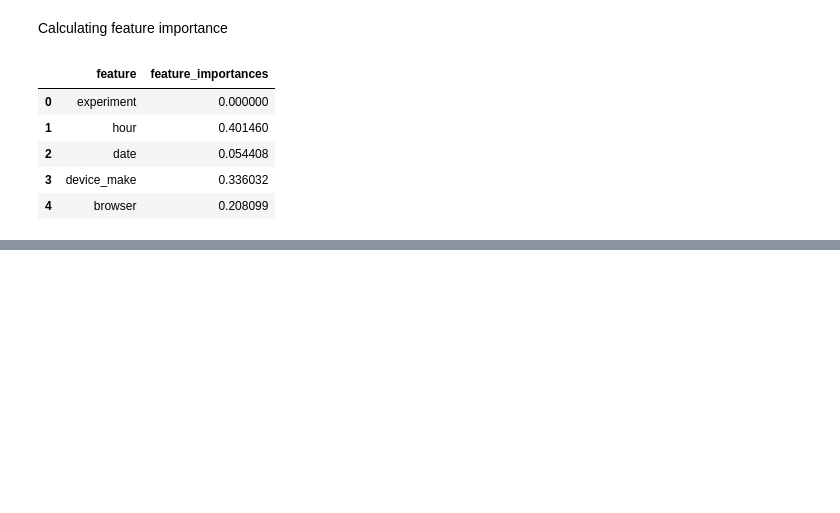
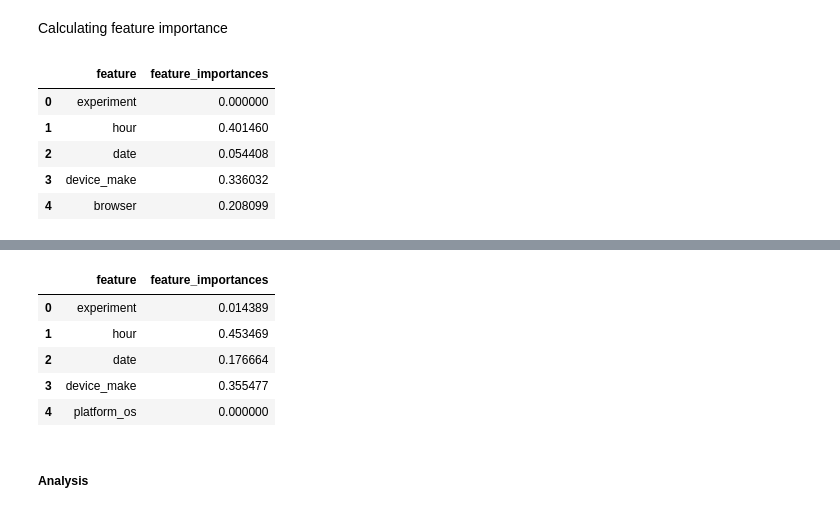
Before and after one commit to 10Academy-B6-W2/Smart-Ads-campaign-performance-analysis, a Jupyter notebook: notebooks/ML_AB_Testing.ipynb, the cells around one changed output, grey strips where cells are left out. Drawn from its saved outputs; the diff is of its cells as text; code cells hidden in the pictures; blank space fills up the shorter version.

Commit message:
train model using decision tree using platform_os dataframe

```diff
--- a/notebooks/ML_AB_Testing.ipynb
+++ b/notebooks/ML_AB_Testing.ipynb
@@ -390,0 +425,13 @@ decisionTreesModel.get_feature_importance()
+# %%
+feature_columns = ["experiment", "hour", "date", 'device_make', 'platform_os']
+
+X = platfrom_df[feature_columns]
+y = platfrom_df[['awareness']]
+
+test_size = 0.1
+
+X_train, X_test, y_train, y_test = train_test_split(X, y, test_size=test_size, random_state=42)
+# %%
+decisionTreesModel = DecisionTreesModel(X_train, X_test,  y_train, y_test)
+
+clf, acc_arr, loss_arr = decisionTreesModel.train_model(5)
@@ -390,0 +457,11 @@ decisionTreesModel.get_feature_importance()
+# %%
+decisionTreesModel.get_feature_importance()
+# %% [output]
+|  | feature | feature_importances |
+| 0 | experiment | 0.014389 |
+| 1 | hour | 0.453469 |
+| 2 | date | 0.176664 |
+| 3 | device_make | 0.355477 |
+| 4 | platform_os | 0.000000 |
+# %% [markdown]
+##### Analysis
```
Also changed, not shown: parts of 7 cells of this notebook, 2 other files.
